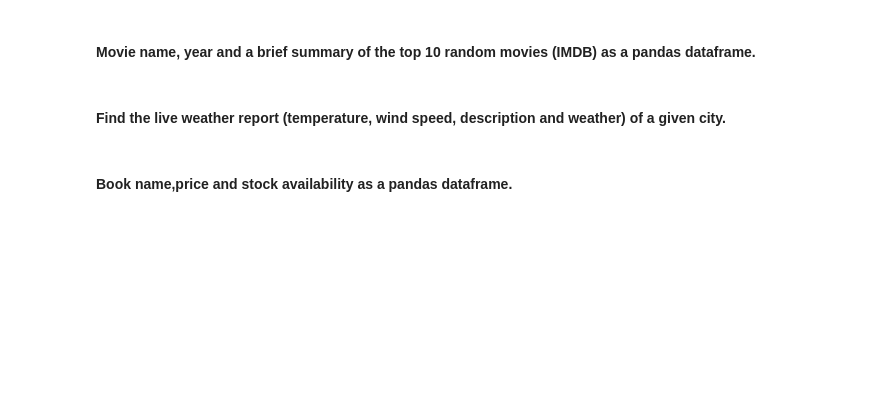
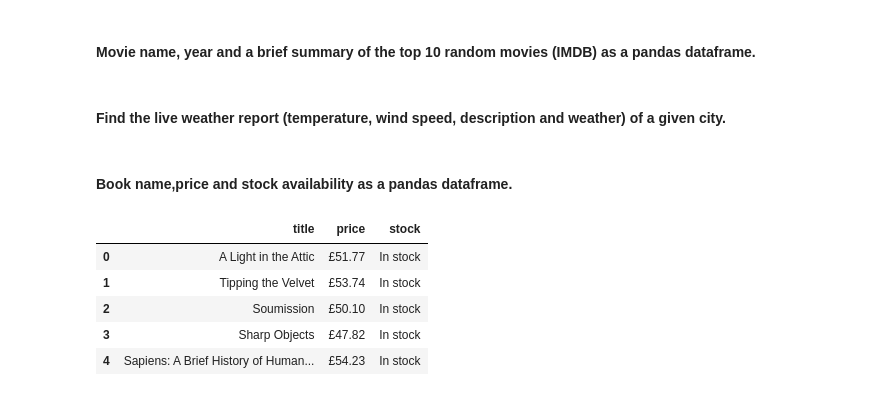
Before and after one commit to ta-datapt-bcn/lab-web-scraping, a Jupyter notebook: your-code/main.ipynb, the cells around one changed output. Saved outputs shown, nothing was run; the diff lists cells and outputs as text; code cells hidden in the pictures; blank space fills up the shorter version.

```diff
--- a/your-code/main.ipynb
+++ b/your-code/main.ipynb
@@ -335,0 +362,18 @@ url = 'http://books.toscrape.com/'
+# %%
+#your code
+html = requests.get(url).content
+soup = BeautifulSoup(html, 'lxml')
+titles = [x.find('a').get('title') for x in soup.find_all('h3')]
+price = [x.get_text() for x in soup.find_all('p', {'class' : 'price_color'})]
+stock = [x.text.strip() for x in soup.find_all('p', {'class' : 'instock availability'})]
+
+#df = titles.to_frame().join('price').join('stock')
+df = pd.DataFrame({'title' : titles, 'price' : price, 'stock' : stock})
+df.head()
+# %% [output]
+|  | title | price | stock |
+| 0 | A Light in the Attic | £51.77 | In stock |
+| 1 | Tipping the Velvet | £53.74 | In stock |
+| 2 | Soumission | £50.10 | In stock |
+| 3 | Sharp Objects | £47.82 | In stock |
+| 4 | Sapiens: A Brief History of Human... | £54.23 | In stock |
```
Also changed, not shown: parts of 9 cells of this notebook.
